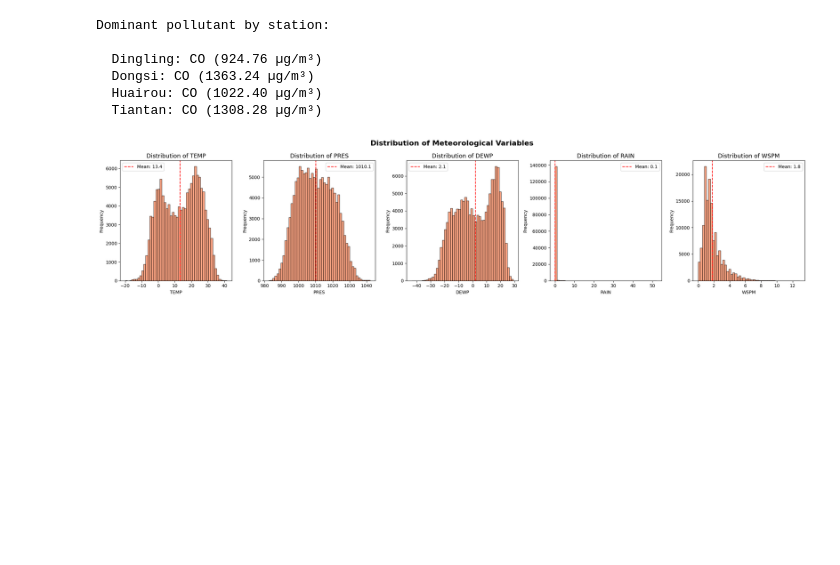
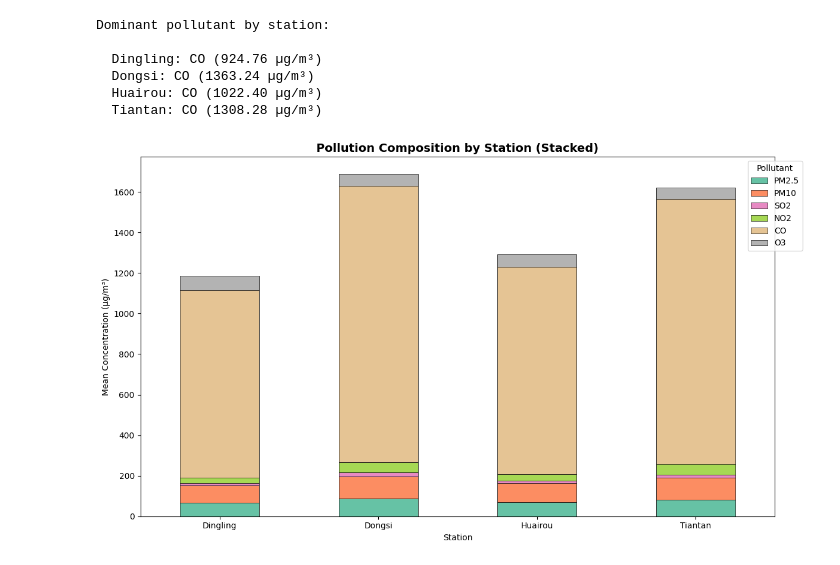
Before and after one commit to Ayomide-baga/CMP7005-PRAC1, a Jupyter notebook: CMP7005_PRAC1.ipynb, the cells around one changed output. Saved outputs shown, nothing was run; the diff lists cells and outputs as text; code cells hidden in the pictures; blank space fills up the shorter version.

```diff
--- a/CMP7005_PRAC1.ipynb
+++ b/CMP7005_PRAC1.ipynb
@@ -1022,22 +1121,18 @@ Dominant pollutant by station:
   Dongsi: CO (1363.24 µg/m³)
   Huairou: CO (1022.40 µg/m³)
   Tiantan: CO (1308.28 µg/m³)
-# %%
-# Distribution of meteorological variables
-met_vars = ['TEMP', 'PRES', 'DEWP', 'RAIN', 'WSPM']
-
-fig, axes = plt.subplots(1, 5, figsize=(22, 5))
-
-for i, var in enumerate(met_vars):
-    axes[i].hist(df_filled[var], bins=50, color='coral', edgecolor='black', alpha=0.7)
-    axes[i].set_title(f'Distribution of {var}', fontsize=13)
-    axes[i].set_xlabel(var)
-    axes[i].set_ylabel('Frequency')
-    axes[i].axvline(df_filled[var].mean(), color='red', linestyle='--', label=f'Mean: {df_filled[var].mean():.1f}')
-    axes[i].legend()
-
-plt.suptitle('Distribution of Meteorological Variables', fontsize=16, fontweight='bold')
-plt.tight_layout()
-plt.show()
-# %% [output]
-[figure, removed]
+# %%
+# Pollution composition by station (stacked bar)
+station_means = df_filled.groupby('station')[pollutants].mean()
+
+station_means.plot(kind='bar', stacked=True, figsize=(12, 7),
+                   colormap='Set2', edgecolor='black', linewidth=0.5)
+plt.title('Pollution Composition by Station (Stacked)', fontsize=14, fontweight='bold')
+plt.ylabel('Mean Concentration (µg/m³)')
+plt.xlabel('Station')
+plt.legend(title='Pollutant', bbox_to_anchor=(1.05, 1))
+plt.xticks(rotation=0)
+plt.tight_layout()
+plt.show()
+# %% [output]
+[figure, added]
```
Also changed, not shown: parts of 11 cells of this notebook.
